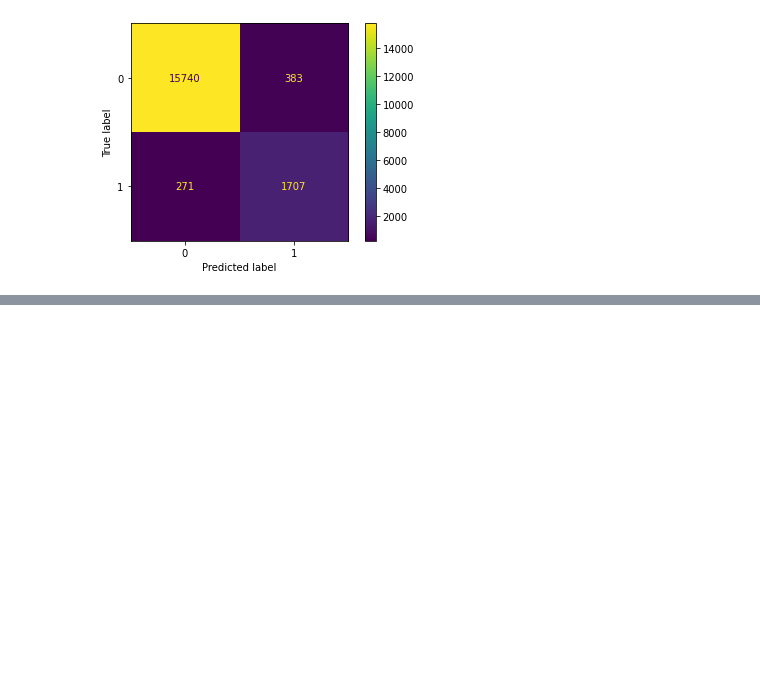
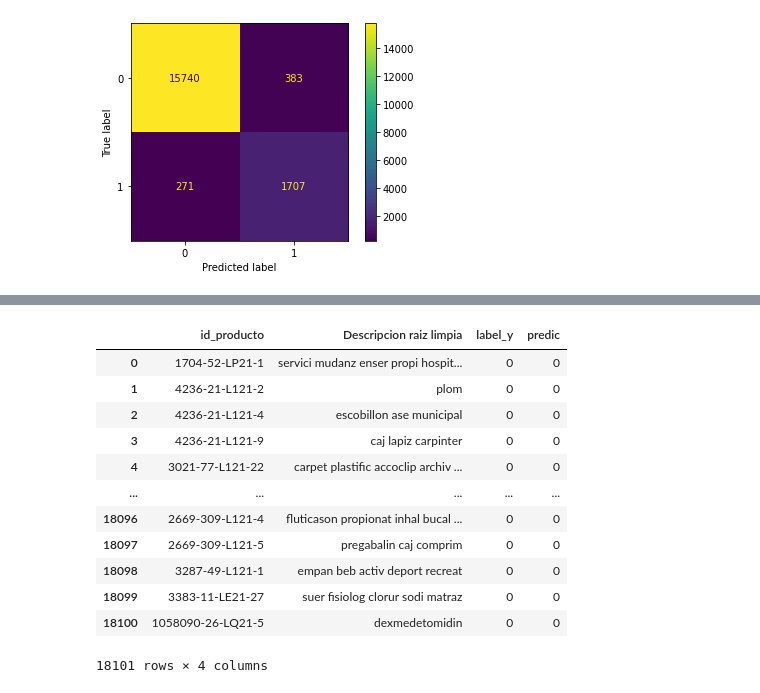
Before and after one commit to metalkutz/juanito_v2.0, a Jupyter notebook: Modelos/mod_reg_logist.ipynb, the cells around one changed output, grey strips where cells are left out. Drawn from its saved outputs; the diff is of its cells as text; code cells hidden in the pictures; blank space fills up the shorter version.

Commit message:
Revisar análisis de errores

```diff
--- a/Modelos/mod_reg_logist.ipynb
+++ b/Modelos/mod_reg_logist.ipynb
@@ -315,0 +331,9 @@ fh.close()
+# %%
+y_predict= pd.DataFrame(model.predict(X_test))
+# %%
+dferror=pd.merge(df, y_test, left_index=True, right_index=True)
+# %%
+dferror.drop(['label_x'], axis=1, inplace=True)
+# %%
+error= pd.DataFrame(dferror)
+error= error.reset_index()
@@ -315,0 +354,19 @@ fh.close()
+# %%
+e =pd.concat([error, y_predict[0]], axis=1)
+e.rename(columns={0:'predic'},
+               inplace=True)
+e
+# %% [output]
+|  | id_producto | Descripcion raiz limpia | label_y | predic |
+| 0 | 1704-52-LP21-1 | servici mudanz enser propi hospit... | 0 | 0 |
+| 1 | 4236-21-L121-2 | plom | 0 | 0 |
+| 2 | 4236-21-L121-4 | escobillon ase municipal | 0 | 0 |
+| 3 | 4236-21-L121-9 | caj lapiz carpinter | 0 | 0 |
+| 4 | 3021-77-L121-22 | carpet plastific accoclip archiv ... | 0 | 0 |
+| ... | ... | ... | ... | ... |
+| 18096 | 2669-309-L121-4 | fluticason propionat inhal bucal ... | 0 | 0 |
+| 18097 | 2669-309-L121-5 | pregabalin caj comprim | 0 | 0 |
+| 18098 | 3287-49-L121-1 | empan beb activ deport recreat | 0 | 0 |
+| 18099 | 3383-11-LE21-27 | suer fisiolog clorur sodi matraz | 0 | 0 |
+| 18100 | 1058090-26-LQ21-5 | dexmedetomidin | 0 | 0 |
+18101 rows × 4 columns
```
Also changed, not shown: parts of 7 cells of this notebook, 1 other file.
